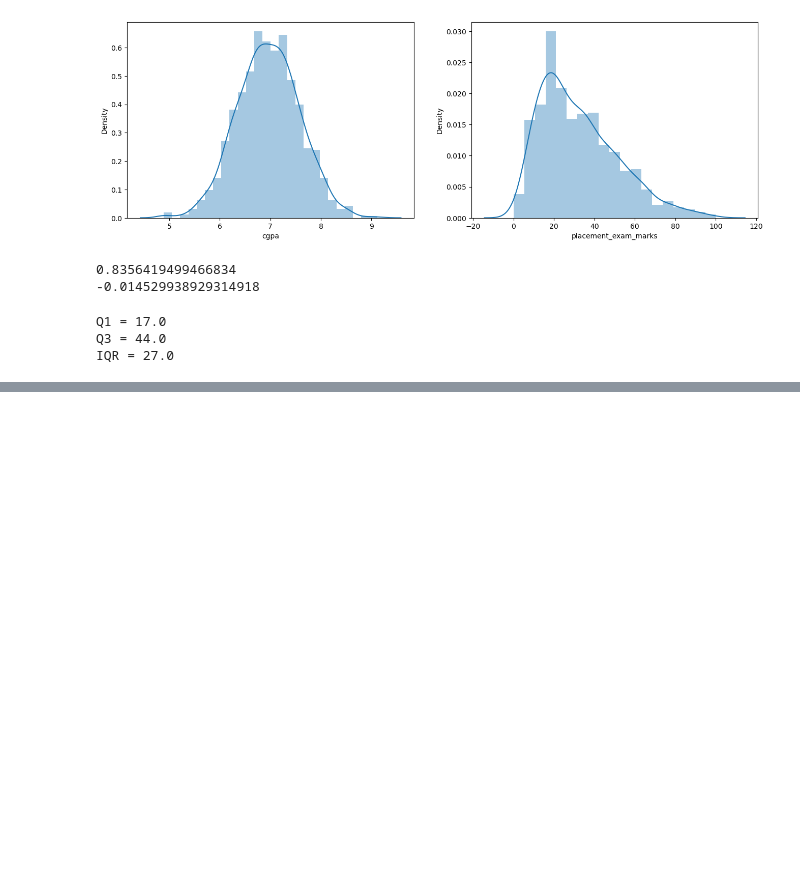
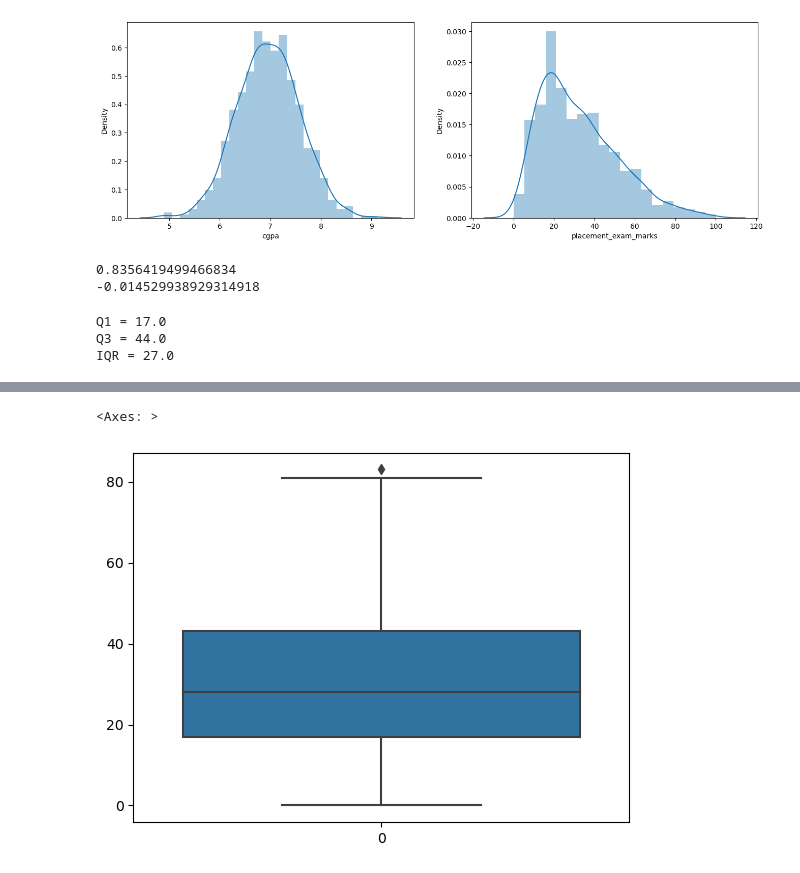
Before and after one commit to Khushi130404/Outlier_Exterminator, a Jupyter notebook: IQR/trimming.ipynb, the cells around one changed output, grey strips where cells are left out. Saved outputs shown, nothing was run; the diff lists cells and outputs as text; code cells hidden in the pictures; blank space fills up the shorter version.

```diff
--- a/IQR/trimming.ipynb
+++ b/IQR/trimming.ipynb
@@ -102,0 +104,5 @@ cross_val_score(LogisticRegression(),x_train,y_train,cv=10,scoring='accuracy').m
+# %%
+sns.boxplot(new_df['placement_exam_marks'])
+# %% [output]
+<Axes: >
+[figure, added]
```
Also changed, not shown: parts of 8 cells of this notebook, 1 other file.
